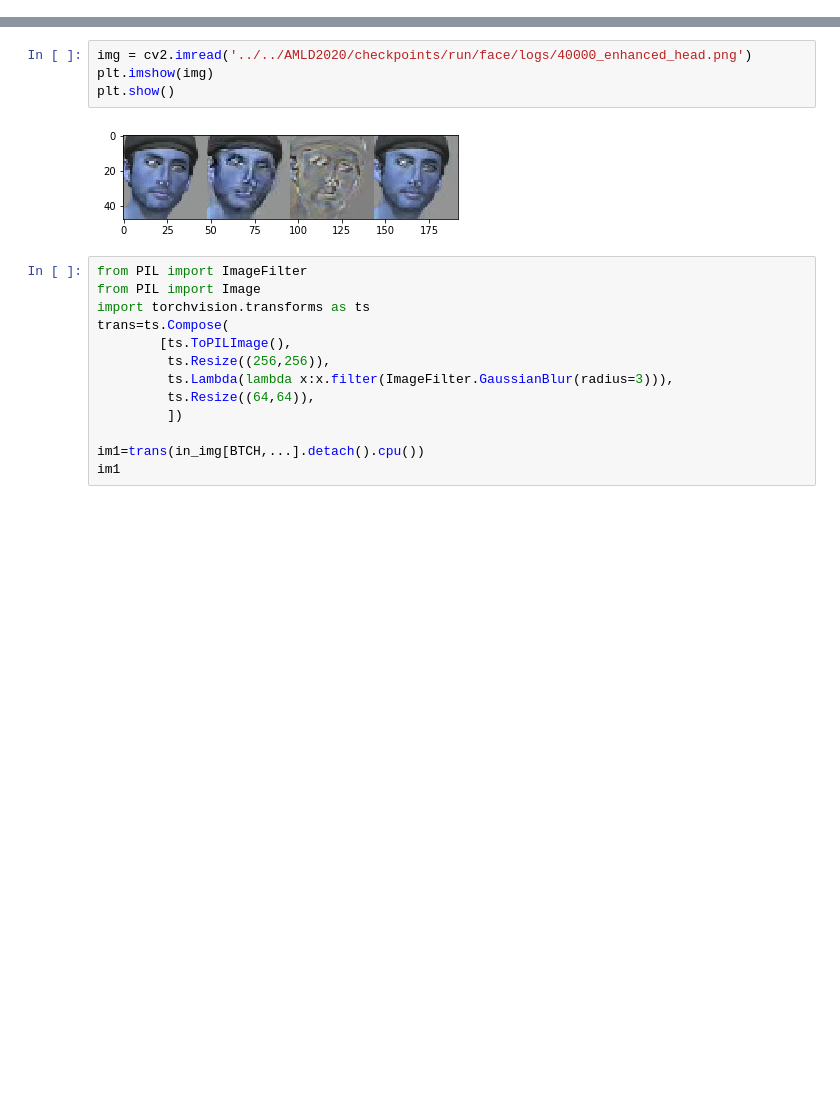
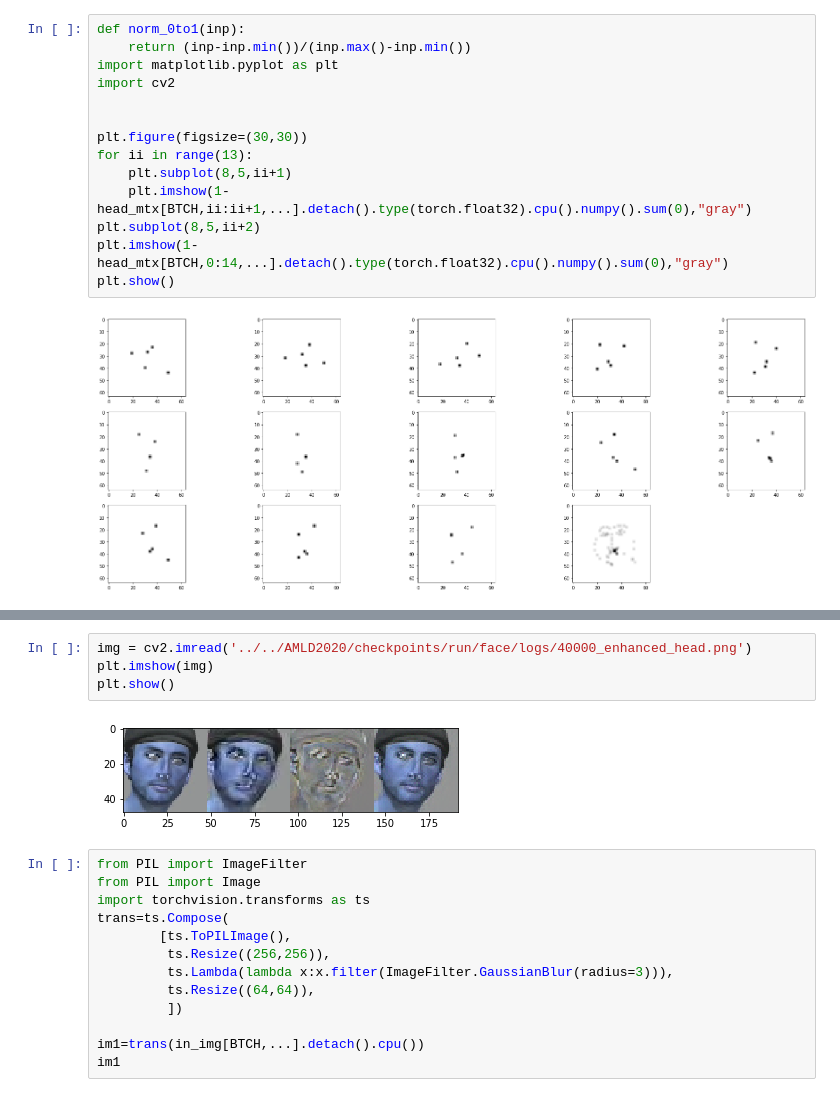
Before and after one commit to ShuYuHuang/dance_now, a Jupyter notebook: notebooks/test_facetoface.ipynb, the cells around one changed output, grey strips where cells are left out. Drawn from its saved outputs; the diff is of its cells as text; blank space fills up the shorter version.

```diff
--- a/notebooks/test_facetoface.ipynb
+++ b/notebooks/test_facetoface.ipynb
@@ -118,0 +99,16 @@ plt.show()
+# %%
+def norm_0to1(inp):
+    return (inp-inp.min())/(inp.max()-inp.min())
+import matplotlib.pyplot as plt
+import cv2
+
+
+plt.figure(figsize=(30,30))
+for ii in range(13):
+    plt.subplot(8,5,ii+1)
+    plt.imshow(1-head_mtx[BTCH,ii:ii+1,...].detach().type(torch.float32).cpu().numpy().sum(0),"gray")
+plt.subplot(8,5,ii+2)
+plt.imshow(1-head_mtx[BTCH,0:14,...].detach().type(torch.float32).cpu().numpy().sum(0),"gray")
+plt.show()
+# %% [output]
+[figure, added]
```
Also changed, not shown: parts of 7 cells of this notebook, 18 other files.
